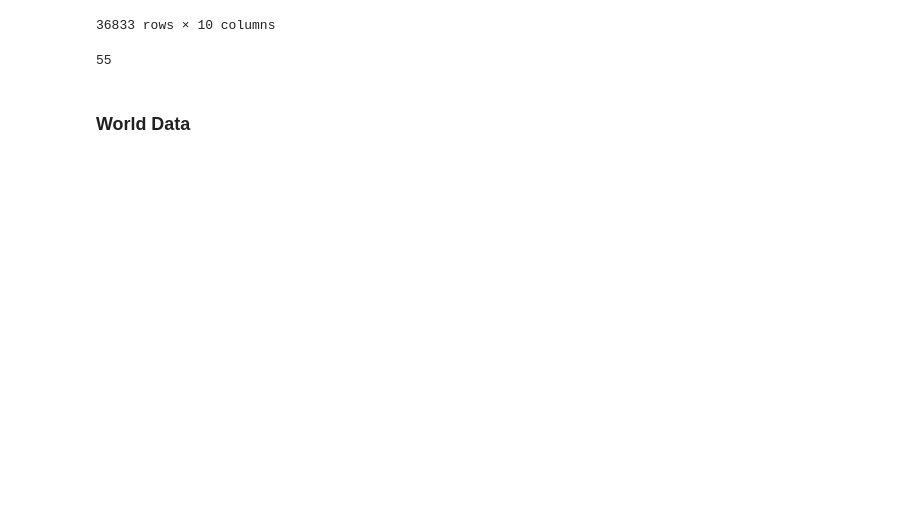
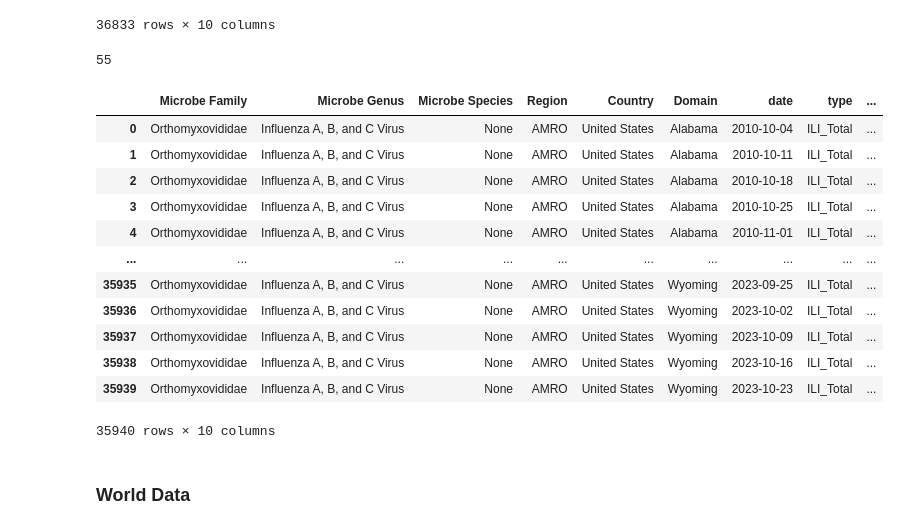
Before and after one commit to AlexWei21/Pandemic-Database, a Jupyter notebook: Internal/Processing Scripts/Influenza_Data_Preprocessing.ipynb, the cells around one changed output. Drawn from its saved outputs; the diff is of its cells as text; code cells hidden in the pictures; blank space fills up the shorter version.

```diff
--- a/Internal/Processing Scripts/Influenza_Data_Preprocessing.ipynb
+++ b/Internal/Processing Scripts/Influenza_Data_Preprocessing.ipynb
@@ -48,6 +48,30 @@ ilinet_data
 len(set(ilinet_data['Domain']))
 # %% [output]
 55
+# %%
+ilinet_data = ilinet_data.sort_values(by = ['Country','Domain','Sub-Domain','date'])
+
+ilinet_data = ilinet_data[ilinet_data['number'] != 'X']
+
+ilinet_data['number'] = ilinet_data['number'].astype(int)
+
+ilinet_cumulative_data = ilinet_data.groupby(['Microbe Family','Microbe Genus','Microbe Species','Region','Country','Domain','date','type']).sum().groupby(level=5).cumsum().reset_index()
+ilinet_cumulative_data['Sub-Domain'] = np.nan
+ilinet_cumulative_data
+# %% [output]
+|  | Microbe Family | Microbe Genus | Microbe Species | Region | Country | Domain | date | type | ... |
+| 0 | Orthomyxovididae | Influenza A, B, and C Virus | None | AMRO | United States | Alabama | 2010-10-04 | ILI_Total | ... |
+| 1 | Orthomyxovididae | Influenza A, B, and C Virus | None | AMRO | United States | Alabama | 2010-10-11 | ILI_Total | ... |
+| 2 | Orthomyxovididae | Influenza A, B, and C Virus | None | AMRO | United States | Alabama | 2010-10-18 | ILI_Total | ... |
+| 3 | Orthomyxovididae | Influenza A, B, and C Virus | None | AMRO | United States | Alabama | 2010-10-25 | ILI_Total | ... |
+| 4 | Orthomyxovididae | Influenza A, B, and C Virus | None | AMRO | United States | Alabama | 2010-11-01 | ILI_Total | ... |
+| ... | ... | ... | ... | ... | ... | ... | ... | ... | ... |
+| 35935 | Orthomyxovididae | Influenza A, B, and C Virus | None | AMRO | United States | Wyoming | 2023-09-25 | ILI_Total | ... |
+| 35936 | Orthomyxovididae | Influenza A, B, and C Virus | None | AMRO | United States | Wyoming | 2023-10-02 | ILI_Total | ... |
+| 35937 | Orthomyxovididae | Influenza A, B, and C Virus | None | AMRO | United States | Wyoming | 2023-10-09 | ILI_Total | ... |
+| 35938 | Orthomyxovididae | Influenza A, B, and C Virus | None | AMRO | United States | Wyoming | 2023-10-16 | ILI_Total | ... |
+| 35939 | Orthomyxovididae | Influenza A, B, and C Virus | None | AMRO | United States | Wyoming | 2023-10-23 | ILI_Total | ... |
+35940 rows × 10 columns
 # %% [markdown]
 ### World Data
 # %%
```
Also changed, not shown: parts of 5 cells of this notebook, 55 other files.
